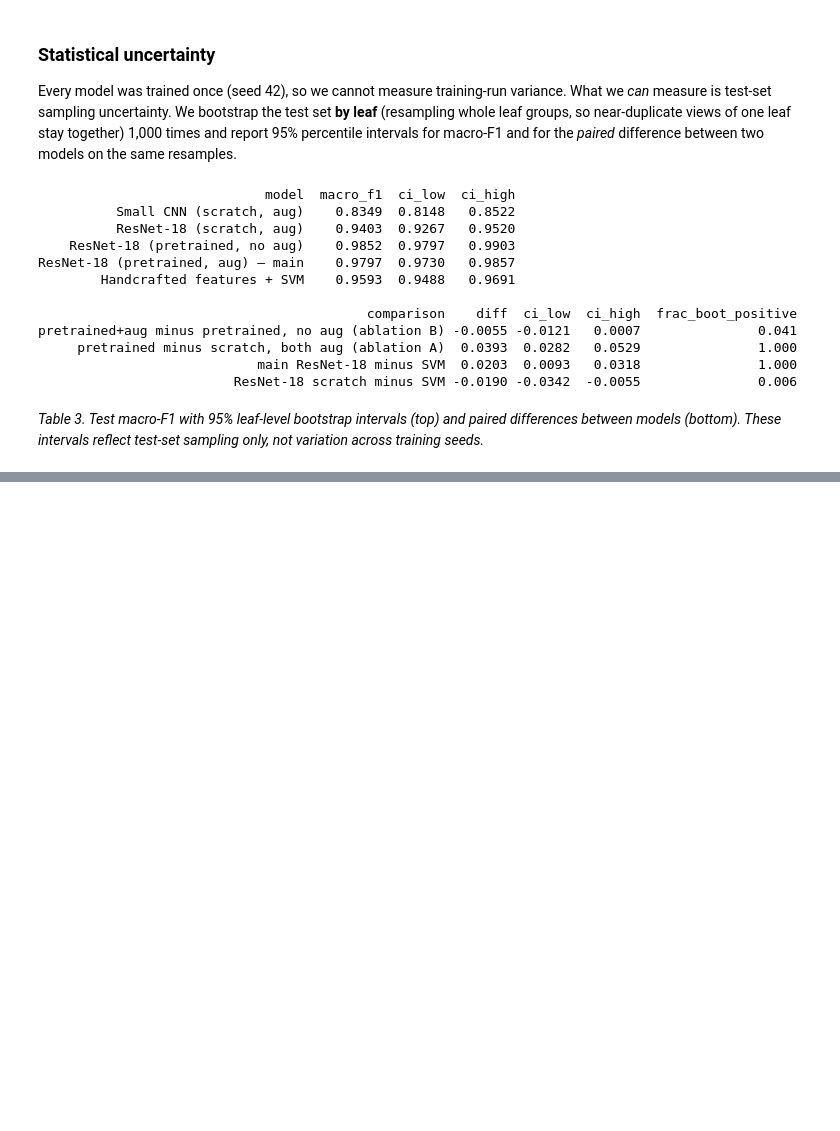
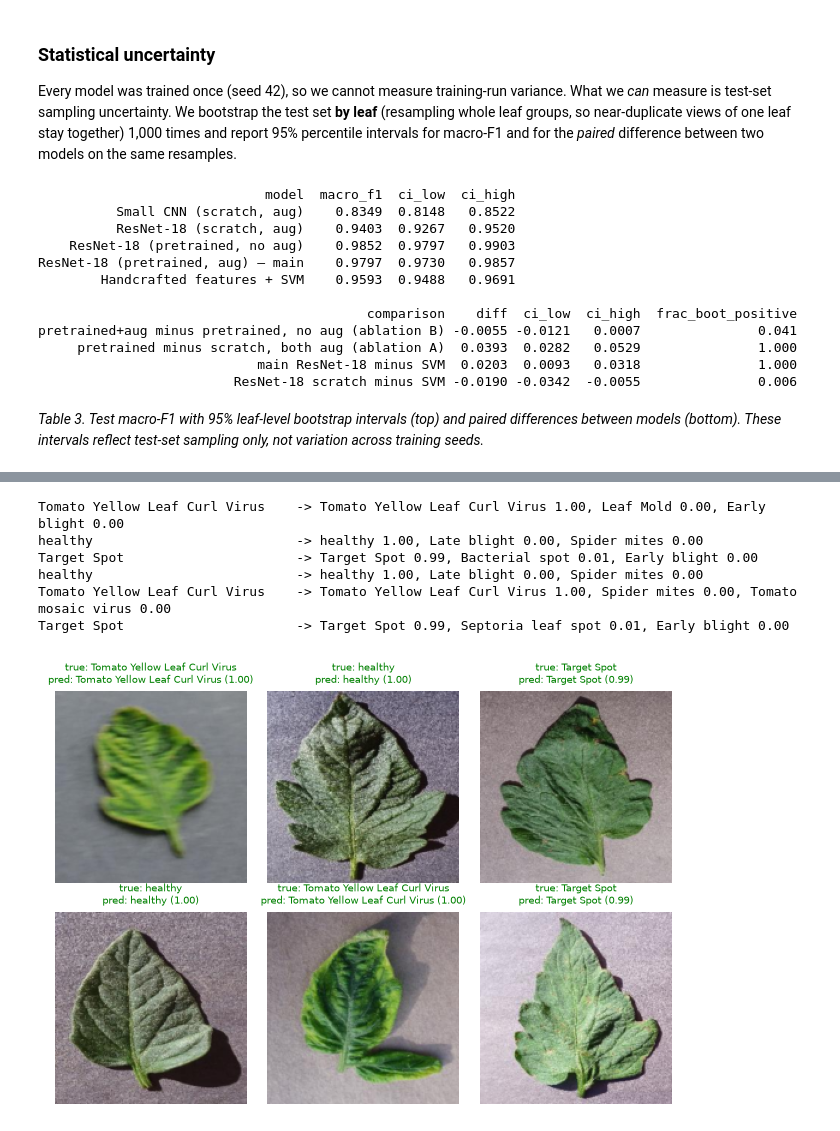
Before and after one commit to Rivier-Computer-Science/FA26-COMP-671-Talluri, a Jupyter notebook: plant_leaf_disease.ipynb, the cells around one changed output, grey strips where cells are left out. Saved outputs shown, nothing was run; the diff lists cells and outputs as text; code cells hidden in the pictures; blank space fills up the shorter version.

Commit message:
Add live inference demo cell and American spelling in notebook

```diff
--- a/plant_leaf_disease.ipynb
+++ b/plant_leaf_disease.ipynb
@@ -81,7 +81,7 @@ The test set is only used for the final evaluation of each finished run; model s
 The split CSVs are committed in `data/splits/`. The next cell downloads the ~2.2 GB archive if needed.
 # %%
 def ensure_images():
-    """Download the PlantVillage archive and extract the tomato colour images (skipped if already done)."""
+    """Download the PlantVillage archive and extract the tomato color images (skipped if already done)."""
     extracted = RAW / "extracted"
     if (extracted / "raw" / "color").exists() and len(list((extracted / "raw" / "color").glob("Tomato___*/*"))) > 18000:
         return extracted
@@ -521,7 +521,7 @@ print(f"{len(wrong)} / {len(te)} test errors; mean confidence on errors {conf[wr
 *Figure 5. The eight most confident mistakes of the main model, with true label, prediction and confidence.*
 # %%
 def gradcam(model, x, target):
-    """Grad-CAM on the last residual stage of ResNet-18. x: normalised 1x3xHxW."""
+    """Grad-CAM on the last residual stage of ResNet-18. x: normalized 1x3xHxW."""
     store = {}
     def fwd(m, i, o):
         store["a"] = o; o.register_hook(lambda g: store.__setitem__("g", g))
@@ -710,0 +715,27 @@ mislabel anything else (other crops, nutrient deficiency, pesticide damage). (iv
+# %%
+demo_net = load_model("resnet18_pretrained_aug")          # weights saved by the training run above
+
+def predict_leaf(image_path, top=3):
+    """Classify one leaf photo (any JPEG/PNG file) and return the top classes with their probabilities."""
+    img = Image.open(image_path).convert("RGB").resize((CFG["img"],) * 2, Image.BILINEAR)
+    with torch.no_grad():
+        p = demo_net(normalize(to_float(np.array(img)[None]))).softmax(1)[0].cpu().numpy()
+    return [(SHORT[i], float(p[i])) for i in np.argsort(-p)[:top]]
+
+demo_idx = np.random.RandomState(7).choice(idx["test"], 6, replace=False)
+fig, axes = plt.subplots(2, 3, figsize=(6.5, 4.6))
+for ax, k in zip(axes.ravel(), demo_idx):
+    top3 = predict_leaf(IMG_ROOT / meta.path.iloc[k])
+    ok = top3[0][0] == SHORT[Y[k]]
+    ax.imshow(X[k]); ax.axis("off")
+    ax.set_title(f"true: {SHORT[Y[k]]}\npred: {top3[0][0]} ({top3[0][1]:.2f})", fontsize=7, color="green" if ok else "red")
+    print(f"{SHORT[Y[k]]:<32} -> " + ", ".join(f"{n} {p:.2f}" for n, p in top3))
+plt.tight_layout(); plt.savefig(FIG / "fig9_live_demo.png", dpi=220); plt.show()
+# %% [output]
+Tomato Yellow Leaf Curl Virus    -> Tomato Yellow Leaf Curl Virus 1.00, Leaf Mold 0.00, Early blight 0.00
+healthy                          -> healthy 1.00, Late blight 0.00, Spider mites 0.00
+Target Spot                      -> Target Spot 0.99, Bacterial spot 0.01, Early blight 0.00
+healthy                          -> healthy 1.00, Late blight 0.00, Spider mites 0.00
+Tomato Yellow Leaf Curl Virus    -> Tomato Yellow Leaf Curl Virus 1.00, Spider mites 0.00, Tomato mosaic virus 0.00
+Target Spot                      -> Target Spot 0.99, Septoria leaf spot 0.01, Early blight 0.00
+[figure, added]
```
Also changed, not shown: parts of 7 cells of this notebook, 1 other file.
